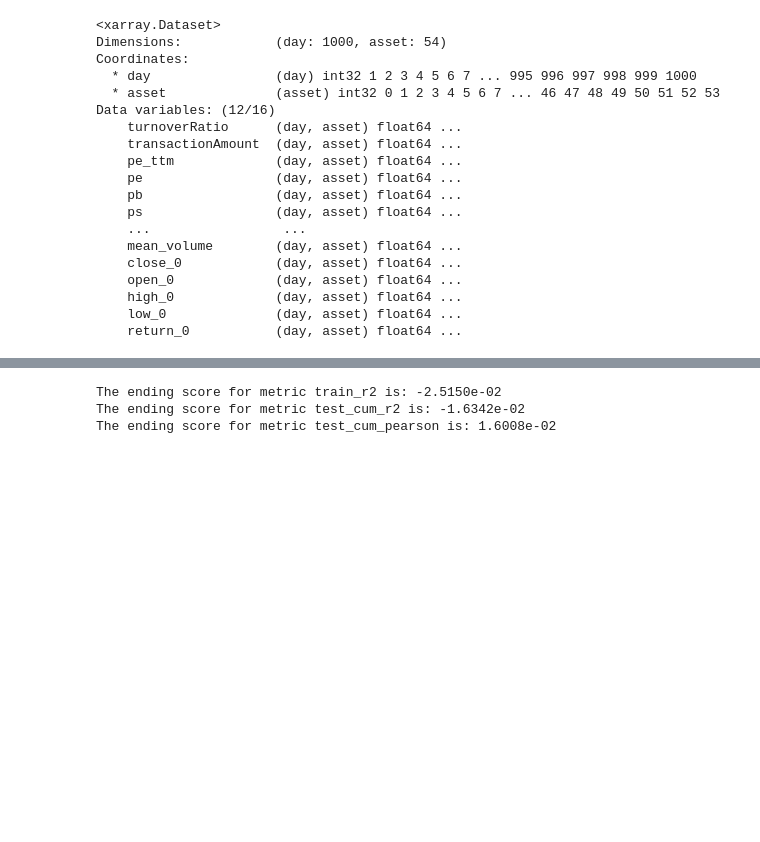
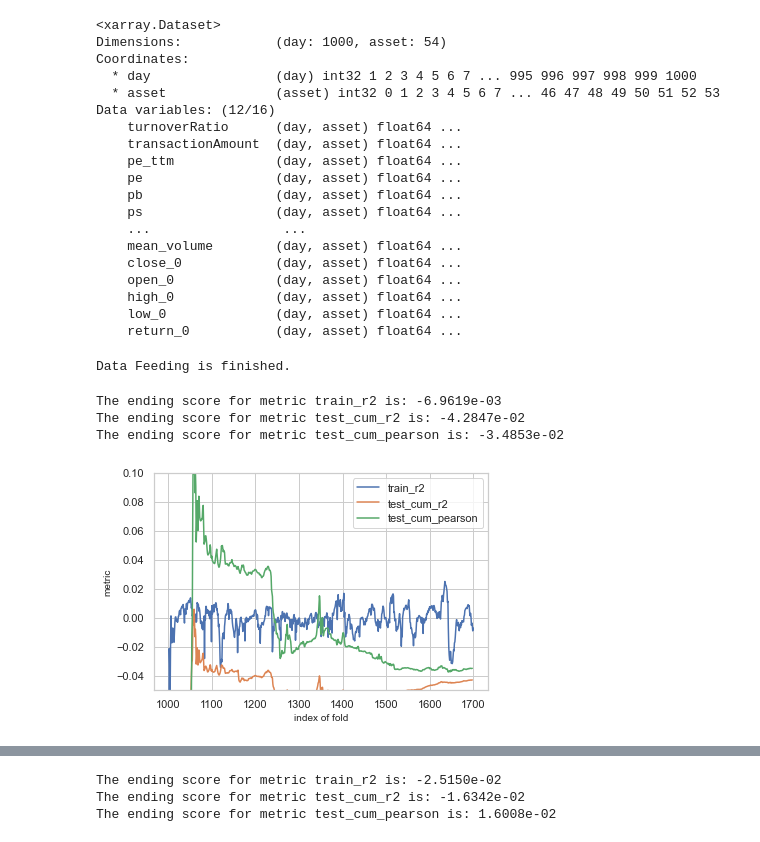
Before and after one commit to owen8877/qids-2023-comp, a Jupyter notebook: playground/shockspeare/NN_combined_Feb22.ipynb, the cells around one changed output, grey strips where cells are left out. Cells and saved outputs as stored; diff of their text form; code cells hidden in the pictures; blank space fills up the shorter version.

```diff
--- a/playground/shockspeare/NN_combined_Feb22.ipynb
+++ b/playground/shockspeare/NN_combined_Feb22.ipynb
@@ -809,12 +935,25 @@ Data variables: (12/16)
     return_0           (day, asset) float64 ...
 # %%
 train_lookback = 16
-eval_lookback = 8
-model_path = '../../model/dump/GoodModel/LSTM_1for54_Feb25'
+eval_lookback = 4
+# model_path = '../../model/dump/GoodModel/LSTM_1for54_Feb25'
+model_path = '../../model/dump/GoodModel/2023-02-26_Transformer_1'
 feature = ['turnoverRatio', 'transactionAmount', 'pb', 'ps', 'pe_ttm', 'pe', 'pcf']
 prerpocess = MinMaxScaler()
 
-model = NN_wrapper(preprocess=prerpocess, lr= 1e-3, lrstep=200, train_lookback=train_lookback, per_eval_lookback=eval_lookback, n_epoch=4, hidden_size=128, feature_name=feature, n_asset=54,
-                   network='LSTM', is_eval=True, load_model_path=model_path)
+model = NN_wrapper(preprocess=prerpocess, lr= 1e-3, lrstep=100, train_lookback=train_lookback, per_eval_lookback=eval_lookback, n_epoch=4, hidden_size=128, feature_name=feature, n_asset=54,
+                   network='Transformer', is_eval=True, load_model_path=model_path)
 
 performance = evaluation_for_submission(model, given_ds=ds, qids=qids, lookback_window=train_lookback, per_eval_lookback= eval_lookback, option=None)
+# %% [output]
+Data Feeding is finished.
+# %%
+# test Transformer; lr1e-4, trainL 16, evalL 8, nepoch 4, hidden 128
+plt.figure()
+plot_performance(performance, metrics_selected=['train_r2', 'test_cum_r2', 'test_cum_pearson'])
+plt.show()
+# %% [output]
+The ending score for metric train_r2 is: -6.9619e-03
+The ending score for metric test_cum_r2 is: -4.2847e-02
+The ending score for metric test_cum_pearson is: -3.4853e-02
+[figure, added]
```
Also changed, not shown: parts of 17 cells of this notebook.
